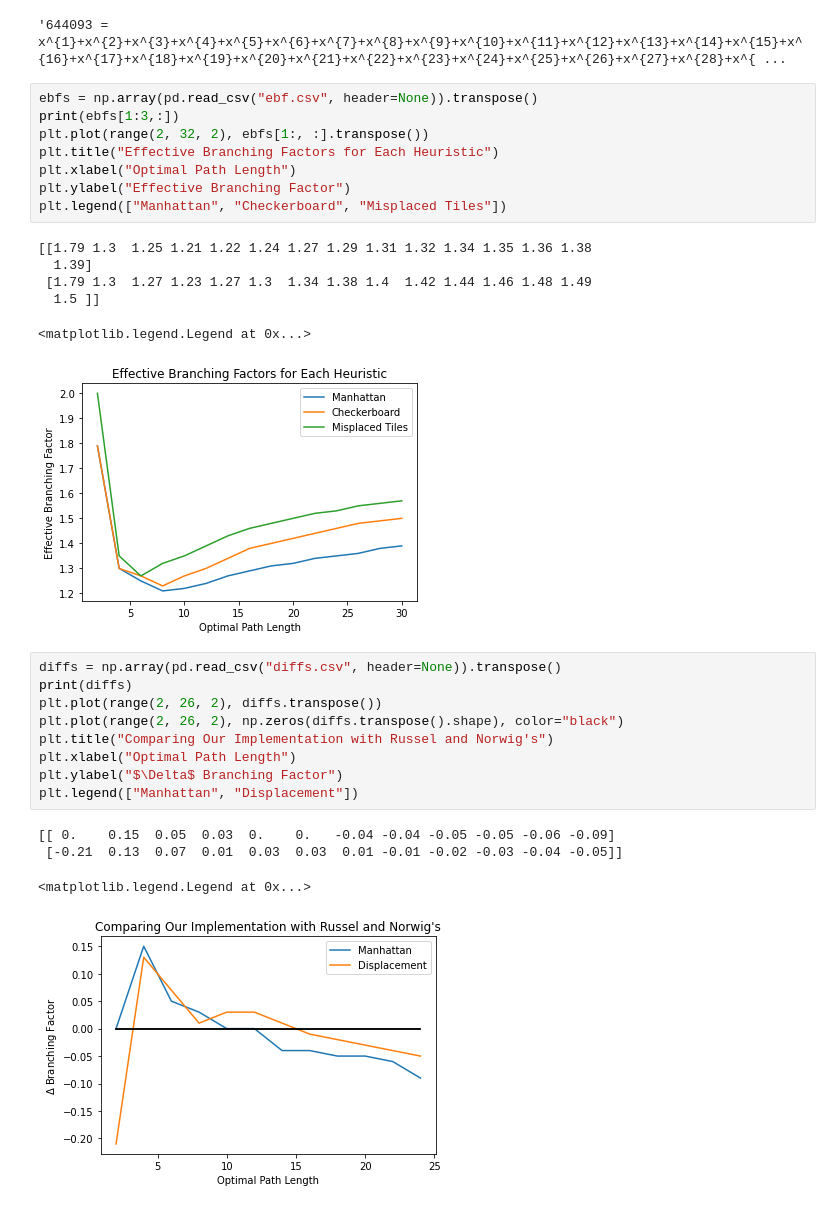
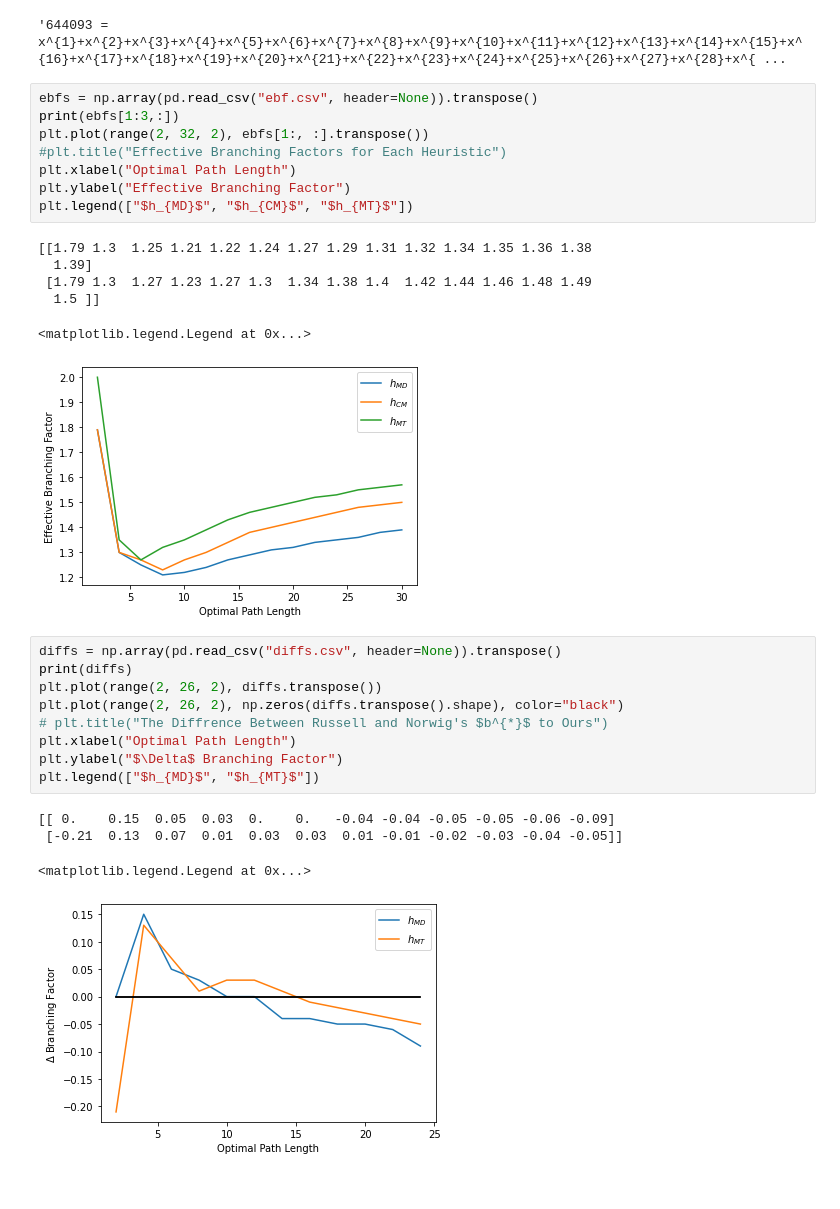
Before and after one commit to DuBose-Tuller/CSC370_HW1, a Jupyter notebook: Scratchwork.ipynb, the cells around one changed output. Saved outputs shown, nothing was run; the diff lists cells and outputs as text.

```diff
--- a/Scratchwork.ipynb
+++ b/Scratchwork.ipynb
@@ -62,29 +62,29 @@ s
 # %%
 ebfs = np.array(pd.read_csv("ebf.csv", header=None)).transpose()
 print(ebfs[1:3,:])
 plt.plot(range(2, 32, 2), ebfs[1:, :].transpose())
-plt.title("Effective Branching Factors for Each Heuristic")
+#plt.title("Effective Branching Factors for Each Heuristic")
 plt.xlabel("Optimal Path Length")
 plt.ylabel("Effective Branching Factor")
-plt.legend(["Manhattan", "Checkerboard", "Misplaced Tiles"])
+plt.legend(["$h_{MD}$", "$h_{CM}$", "$h_{MT}$"])
 # %% [output]
 [[1.79 1.3  1.25 1.21 1.22 1.24 1.27 1.29 1.31 1.32 1.34 1.35 1.36 1.38
   1.39]
  [1.79 1.3  1.27 1.23 1.27 1.3  1.34 1.38 1.4  1.42 1.44 1.46 1.48 1.49
   1.5 ]]
 <matplotlib.legend.Legend at 0x...>
-[figure, old version]
+[figure, new version]
 # %%
 diffs = np.array(pd.read_csv("diffs.csv", header=None)).transpose()
 print(diffs)
 plt.plot(range(2, 26, 2), diffs.transpose())
 plt.plot(range(2, 26, 2), np.zeros(diffs.transpose().shape), color="black")
-plt.title("Comparing Our Implementation with Russel and Norwig's")
+# plt.title("The Diffrence Between Russell and Norwig's $b^{*}$ to Ours")
 plt.xlabel("Optimal Path Length")
 plt.ylabel("$\Delta$ Branching Factor")
-plt.legend(["Manhattan", "Displacement"])
+plt.legend(["$h_{MD}$", "$h_{MT}$"])
 # %% [output]
 [[ 0.    0.15  0.05  0.03  0.    0.   -0.04 -0.04 -0.05 -0.05 -0.06 -0.09]
  [-0.21  0.13  0.07  0.01  0.03  0.03  0.01 -0.01 -0.02 -0.03 -0.04 -0.05]]
 <matplotlib.legend.Legend at 0x...>
-[figure, old version]
+[figure, new version]
```
Also changed, not shown: 18 other files.
